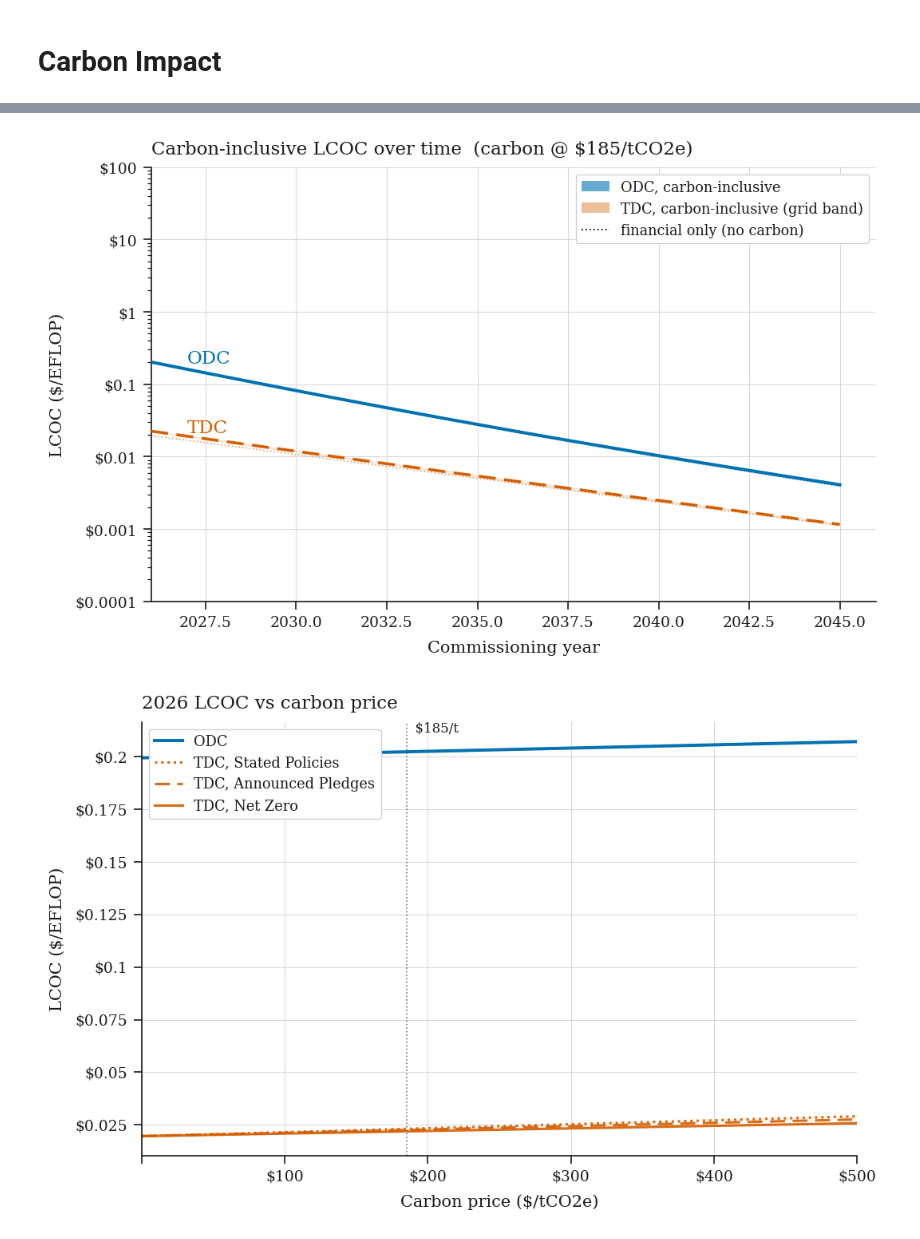
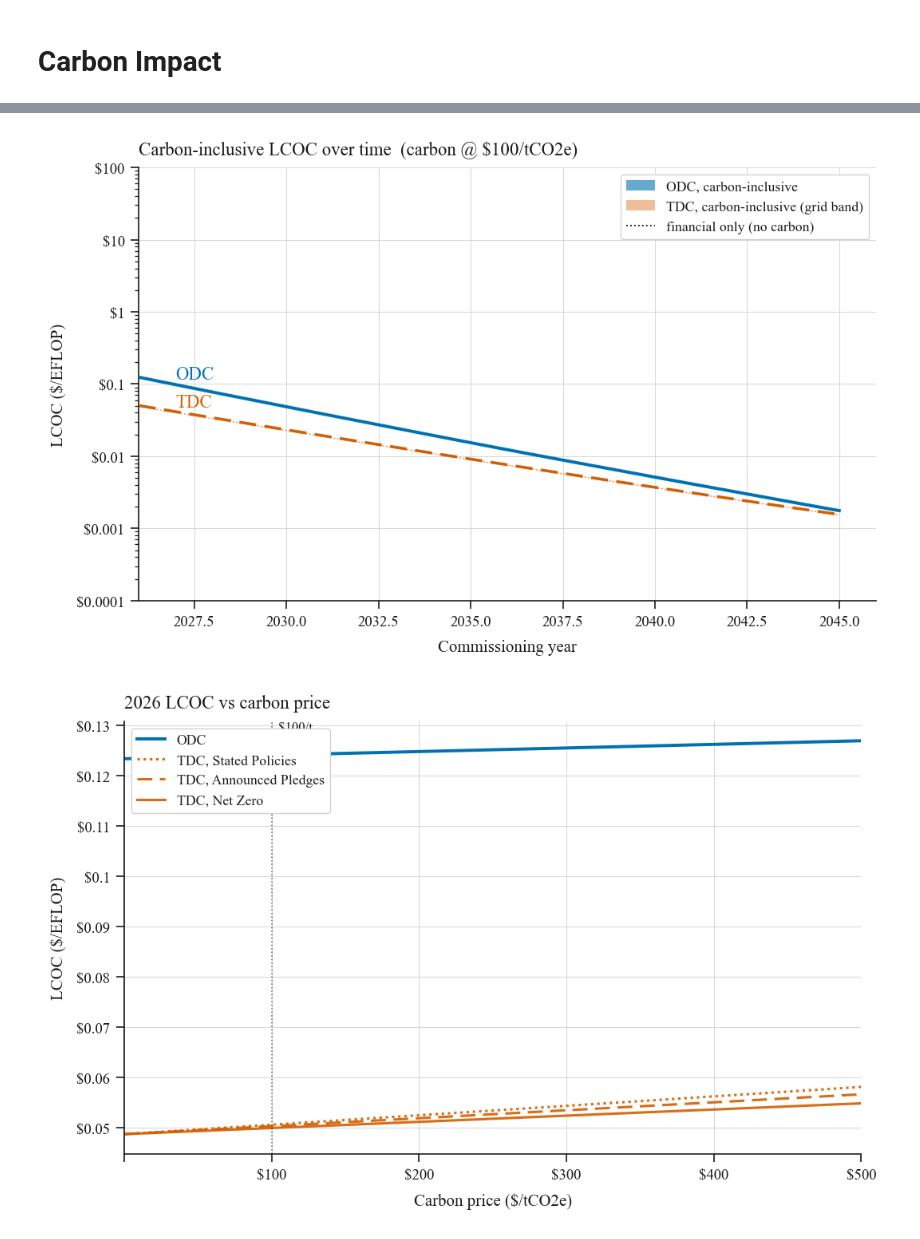
Before and after one commit to clbanjai/Spacing-Data-Centers, a Jupyter notebook: odc_lcoc_v3.ipynb, the cells around one changed output, grey strips where cells are left out. Saved outputs shown, nothing was run; the diff lists cells and outputs as text; code cells hidden in the pictures.

```diff
--- a/odc_lcoc_v3.ipynb
+++ b/odc_lcoc_v3.ipynb
@@ -144,6 +144,14 @@ Only four parameters carry a learning rate. Radiator areal cost and IT cost are
 - No temperature gradient across the radiator (single T_rad)
 - Data drop cost negligible (only the launch cost of the return mass counts)
 # %%
+# =============================================================================
+# REPLACES: CELL 5  (the `@dataclass class Scenario` + `BASELINE = Scenario(...)`)
+# CHANGES vs current notebook:
+#   - PV areal cost is now explicitly FLAGGED as unsourced / needs updating.
+#     Value and behavior are UNCHANGED for now (kept at 33,000 $/m^2).
+#   - it_mass_density already = 15,000 here; left as-is (now matches carbon cell).
+#   - Nothing else changed; paste over the whole cell.
+# =============================================================================
 @dataclass
 class Scenario:
     name: str
@@ -191,18 +199,26 @@ print(f'Derived PV cell temperature (radiative balance): T_PV = {T_PV_EQUIL_C:.1
 # Thin ALUMINUM panel (facesheets + honeycomb core + embedded axially-grooved Al
 # heat pipes) + thin BaSO4 radiative-cooling coating. Thermal sizing stays 2-D
 # (isothermal thin sheet); MASS and COST are built from areal mass x $/kg.
-# Areal-mass basis (Literature 2/): ISNPS_AdvancedLightweightHeatRejectionRadiators
-#   (SOA <=3, conventional ~10 kg/m^2), ACT_ThermallyEnhancedHoneycombPanels_Spacecraft,
-#   NASA_HoneycombPanelHeatPipe_Radiators, SpaceRadiator_SinglePhasePumpedLoop_ThermalPerformance,
-#   Semenov2020_AxialGroovedHeatPipes_NASA -> midpoint ~5.0 kg/m^2.
-# Coating: LiRuan2021_UltrawhiteBaSO4Paints (eps~0.95, ~0.2 mm), Fan2025_RadiativeCoolingOuterSpace.
-# Al $/kg: LME ~$3.6/kg x ~10 (rolling/extrusion/honeycomb bonding/heat-pipe fab/qual).
 RAD_AL_AREAL_MASS   = 5.0    # kg/m^2  Al structure (facesheets+honeycomb+heat pipes)
 RAD_COAT_AREAL_MASS = 0.5    # kg/m^2  BaSO4 paint coat (~0.2 mm applied)
 RAD_AREAL_MASS      = RAD_AL_AREAL_MASS + RAD_COAT_AREAL_MASS          # 5.5 kg/m^2
 C_AL_FAB_PER_KG     = 40.0   # $/kg    fabricated/qualified Al panel (LME ~$3.6/kg x ~10 fab/qual)
 COATING_COST_PER_M2 = 30.0   # $/m^2   high-performance radiative-cooling paint, applied
 RAD_AREAL_COST      = RAD_AL_AREAL_MASS * C_AL_FAB_PER_KG + COATING_COST_PER_M2   # ~$230/m^2
+
+# -----------------------------------------------------------------------------
+# !!!!!!!!!!!!!!!!!!!!!!!!!!!!!!  FLAG: PV AREAL COST  !!!!!!!!!!!!!!!!!!!!!!!!!!!
+# pv_areal_cost = 33,000 $/m^2 ("Alibaba @ 50% wholesale") is UNSOURCED and is
+# ~60% of total ODC CAPEX, so it dominates the headline result. At 32% / 1361
+# W/m^2 it implies ~$76/W of BOL output, which is BELOW real space PV:
+#   silicon space array ~$150/W ; GaAs cells ~$200/W ; TJ GaAs array ~$800/W.
+# The "Alibaba" basis is terrestrial silicon (~$1/W ~ $435/m^2), inconsistent
+# with the space-grade efficiency (0.32) and mass (1.76 kg/m^2) used here.
+# TODO: replace with a sourced, technology-consistent value before publication.
+#   - keep TJ GaAs (eta 0.32, mass 1.76) -> cost ~$87,000-348,000/m^2, OR
+#   - switch to silicon-at-scale -> drop eta to ~0.22, raise mass, ~$22-65k/m^2.
+# VALUE LEFT UNCHANGED FOR NOW.
+# -----------------------------------------------------------------------------
 
 # -----------------------------------------------------------------------------
 # BASELINE (2026 initial values, locked per spreadsheet)
@@ -213,20 +229,20 @@ BASELINE = Scenario(
     gamma_PFLOPS_per_kW = 6.0,            # PFLOPS/kW   (Noland 2024)
     launch_cost_per_kg  = 1_500.0,        # $/kg        (Roberts 2022 / CSIS)
     pv_eff_BOL          = 0.32,           # -           (NASA Space PV / Spectrolab)
-    pv_areal_cost       = 33_000.0,       # $/m^2       (Alibaba @ 50% wholesale)
+    pv_areal_cost       = 33_000.0,       # $/m^2  <-- FLAGGED ABOVE, needs sourcing
     # ---- No-learning cost parameters (held constant; see Section 3) -----------
     rad_areal_cost      = RAD_AREAL_COST, # $/m^2       (item 2: ~$230, commodity Al)
-    it_cost_per_MW      = 23e6,           # $/MW        (NVIDIA GB200 + SemiAnalysis TCO)
+    it_cost_per_MW      = 23e6,           # $/MW   SHARED with TDC (see cell 14); GB200 + SemiAnalysis TCO
     # ---- Fixed parameters -----------------------------------------------------
     pv_derating         = 0.85,           # NREL PVWatts
     pv_areal_mass       = 1.76,           # kg/m^2      (Spectrolab TJ datasheet)
     rad_areal_mass      = RAD_AREAL_MASS, # kg/m^2      (item 2: 5.0 Al + 0.5 coat = 5.5)
-    it_mass_density     = 55_000.0,       # kg/MW       (AFCOM density + Patrizio weight)
+    it_mass_density     = 15_000.0,       # kg/MW  SHARED with carbon cell (GB200 NVL72 ~11-15k)
     T_PV_C              = T_PV_EQUIL_C,   # C  DERIVED from radiative balance (~31.1)
     alpha_solar_rad     = 0.05,           # Fan et al. 2025
     eps_IR              = 0.95,           # Fan et al. 2025
     discount_rate       = 0.10,           # Noland 2024
-    F_earth             = 0.1757,         # item 4: geometric VF at 2,000 km
+    F_earth             = 0.1757,         # item 4: OREKIT VF at 2,000 km -- DOUBLE-CHECK (Van Allen)
     T_rad_C             = 70.0,           # C  bounded design variable (Turyshev 350 K; Li 2024)
     T_chip_C            = 85.0,           # C  CONTEXT ONLY (motivates T_rad; not a model driver)
     eps_PV_back         = EPS_PV_BACK,    # 0.84  (Spectrolab TJ datasheet)
@@ -2156,7 +2431,7 @@ COST breakdown ($/EFLOP)
 
 # ---- assumptions (edit here) ------------------------------------------------
 GRID_2026          = 0.446    # tCO2e/MWh, IEA WEO 2025 global avg (446 gCO2/kWh)
-BASE_CARBON_PRICE  = 185.0    # $/tCO2e (EPA 2023 social cost of carbon, central)
+BASE_CARBON_PRICE  = 100.0    # $/tCO2e (EPA 2023 social cost of carbon, central)
 CARBON_PRICE_GROWTH = 0.0     # real %/yr (0 = flat real price)
 ODC_FORCING_MULT   = 1.0      # >1 tests high-altitude underestimate (Dominguez 2024)
 
@@ -2287,32 +2562,32 @@ fig, ax = plt.subplots(figsize=(7.2, 4.6))
 ax.plot(years_calendar, 100*odc_carbon_adder/odc_ci, color=ODC_COLOR, lw=1.9, label='ODC')
 ax.plot(years_calendar, 100*tdc_carbon_adder['Announced Pledges']/tdc_ci['Announced Pledges'],
         color=TDC_COLOR, lw=1.7, ls=(0,(6,3)), label='TDC (Announced Pledges)')
 
 leg = ax.legend(loc='upper left', frameon=True, framealpha=1.0, edgecolor=GRID,
                 facecolor='white', fontsize=8.5, prop={'family': FONT, 'size': 8.5})
 leg.get_frame().set_linewidth(0.6)
 for t in leg.get_texts(): t.set_color(INK)
 
 ax.yaxis.set_major_formatter(plt.FuncFormatter(lambda v,_: f'{v:.0f}%'))
 style_axes(ax, fig, title=f'Carbon as a share of LCOC  (carbon @ ${BASE_CARBON_PRICE:.0f}/tCO2e)',
            xlabel='Commissioning year', ylabel='Carbon share of LCOC',
            y_log=False, y_dollar=False, xlim=(2026, 2046))
 ax.set_ylim(0, max(40, 1.15*100*np.max(tdc_carbon_adder['Stated Policies']/tdc_ci['Stated Policies'])))
 plt.tight_layout()
 fig.savefig('carbon_share_over_time.pdf'); fig.savefig('carbon_share_over_time.png')
 plt.show()
 
 
 # ---- quick numeric readout --------------------------------------------------
 print(f"Carbon price ${BASE_CARBON_PRICE:.0f}/tCO2e | forcing mult {ODC_FORCING_MULT:g}\n")
 for label, k in [('2026', 0), ('2045', 19)]:
     print(f"{label}:")
     print(f"  ODC  fin ${odc_nom[k]:.4f}  +carbon ${odc_carbon_adder[k]:.4f}"
           f"  = ${odc_ci[k]:.4f}  (carbon {100*odc_carbon_adder[k]/odc_ci[k]:.0f}%)")
     for name in GRID_SCENARIOS:
         print(f"  TDC  {name:<17} ${tdc_nom[k]:.4f}  +carbon ${tdc_carbon_adder[name][k]:.4f}"
               f"  = ${tdc_ci[name][k]:.4f}  (carbon {100*tdc_carbon_adder[name][k]/tdc_ci[name][k]:.0f}%)")
     print()
 # %% [output]
-[figure, old version]
+[figure, new version]
-[figure, old version]
+[figure, new version]
```
Also changed, not shown: parts of 20 cells of this notebook.
